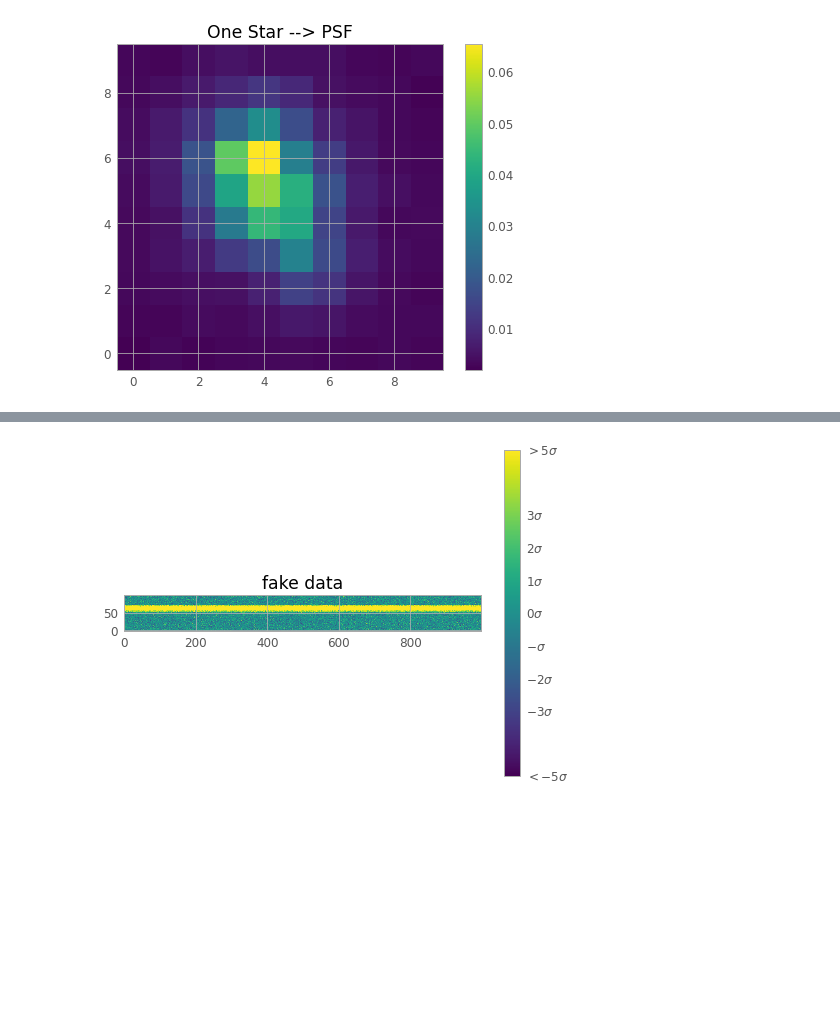
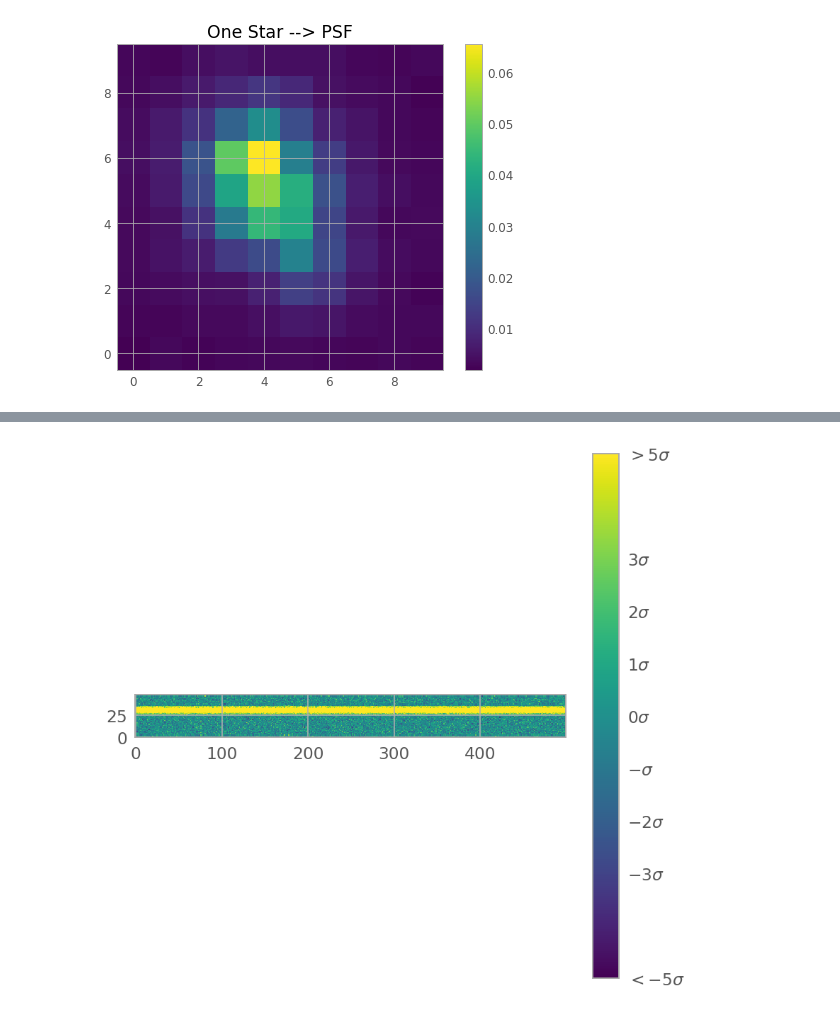
Before and after one commit to SSAEPFL/PSF, a Jupyter notebook: test-track-fitting.ipynb, the cells around one changed output, grey strips where cells are left out. Drawn from its saved outputs; the diff is of its cells as text; code cells hidden in the pictures; blank space fills up the shorter version.

```diff
--- a/test-track-fitting.ipynb
+++ b/test-track-fitting.ipynb
@@ -66,23 +65,19 @@ mean 63.479803220892286, median 62.63333269404566, std 11.940921201966315
 # %%
 # Create fake data
 true_parameters = (30, 30, 1, 1000)
 track_data = simplerTrackModel(np.shape(real_data), *true_parameters)
 track_data = convolve2d(track_data, PSF, 'same') + np.random.normal(loc=mean, scale=std, size=np.shape(real_data))
 
-# oversampling fake data
-track_data2 = zoom(track_data, 2)
-PSF2 = zoom(PSF, 2)
-
 tick_labels = [r'$<-5\sigma$', r'$-3\sigma$', r'$-2\sigma$', r'$-\sigma$', r'$0\sigma$', r'$1\sigma$', r'$2\sigma$', r'$3\sigma$', r'$>5\sigma$']
 ticks = mean + std * np.array([-5, -3, -2, -1, 0, 1, 2, 3, 5])
 
-plt.figure()
-plt.title('fake data')
-plt.imshow(track_data2, origin='lower', cmap='viridis', interpolation='none', vmin=-5*std+mean, vmax=5*std+mean)
+plt.figure(figsize=(7,7),dpi=140)
+#plt.title('fake data')
+plt.imshow(track_data, origin='lower', cmap='viridis', interpolation='none', vmin=-5*std+mean, vmax=5*std+mean)
 cbar = plt.colorbar(ticks=ticks)
 cbar.ax.set_yticklabels(tick_labels)
 plt.show()
 # %% [output]
-[figure, old version]
+[figure, new version]
 # %%
 # Convolution of model and PSF to get what we would measure
```
Also changed, not shown: parts of 10 cells of this notebook, 1 other file.
